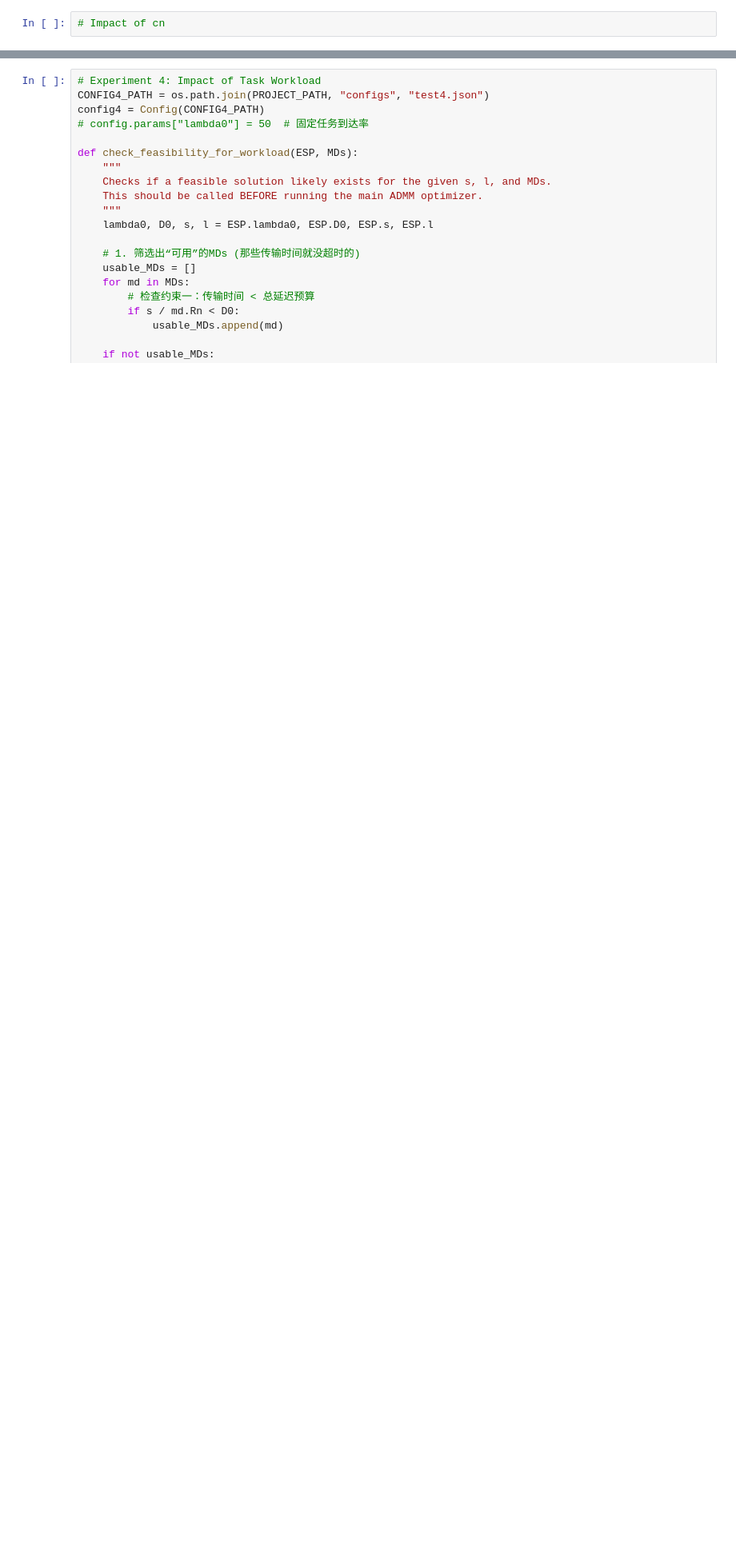
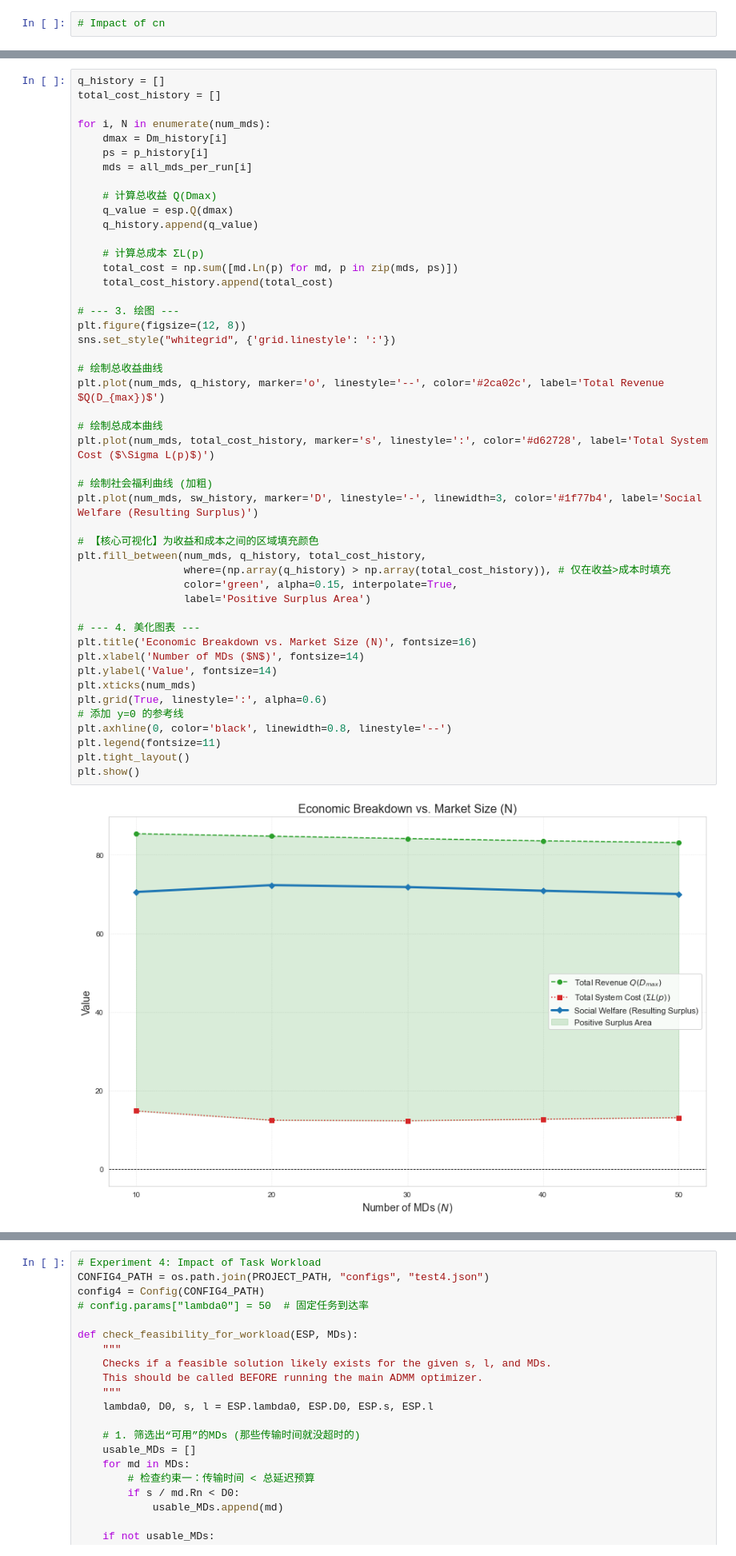
Before and after one commit to Barytes/NBS_project, a Jupyter notebook: plot.ipynb, the cells around one changed output, grey strips where cells are left out. Shown at 80% size. Drawn from its saved outputs; the diff is of its cells as text; blank space fills up the shorter version.

```diff
--- a/plot.ipynb
+++ b/plot.ipynb
@@ -792,0 +878,49 @@ for title, data_history in all_data.items():
+# %%
+q_history = []
+total_cost_history = []
+
+for i, N in enumerate(num_mds):
+    dmax = Dm_history[i]
+    ps = p_history[i]
+    mds = all_mds_per_run[i]
+
+    # 计算总收益 Q(Dmax)
+    q_value = esp.Q(dmax)
+    q_history.append(q_value)
+
+    # 计算总成本 ΣL(p)
+    total_cost = np.sum([md.Ln(p) for md, p in zip(mds, ps)])
+    total_cost_history.append(total_cost)
+
+# --- 3. 绘图 ---
+plt.figure(figsize=(12, 8))
+sns.set_style("whitegrid", {'grid.linestyle': ':'})
+
+# 绘制总收益曲线
+plt.plot(num_mds, q_history, marker='o', linestyle='--', color='#2ca02c', label='Total Revenue $Q(D_{max})$')
+
+# 绘制总成本曲线
+plt.plot(num_mds, total_cost_history, marker='s', linestyle=':', color='#d62728', label='Total System Cost ($\Sigma L(p)$)')
+
+# 绘制社会福利曲线 (加粗)
+plt.plot(num_mds, sw_history, marker='D', linestyle='-', linewidth=3, color='#1f77b4', label='Social Welfare (Resulting Surplus)')
+
+# 【核心可视化】为收益和成本之间的区域填充颜色
+plt.fill_between(num_mds, q_history, total_cost_history,
+                 where=(np.array(q_history) > np.array(total_cost_history)), # 仅在收益>成本时填充
+                 color='green', alpha=0.15, interpolate=True,
+                 label='Positive Surplus Area')
+
+# --- 4. 美化图表 ---
+plt.title('Economic Breakdown vs. Market Size (N)', fontsize=16)
+plt.xlabel('Number of MDs ($N$)', fontsize=14)
+plt.ylabel('Value', fontsize=14)
+plt.xticks(num_mds)
+plt.grid(True, linestyle=':', alpha=0.6)
+# 添加 y=0 的参考线
+plt.axhline(0, color='black', linewidth=0.8, linestyle='--')
+plt.legend(fontsize=11)
+plt.tight_layout()
+plt.show()
+# %% [output]
+[figure, added]
```
Also changed, not shown: parts of 5 cells of this notebook.
